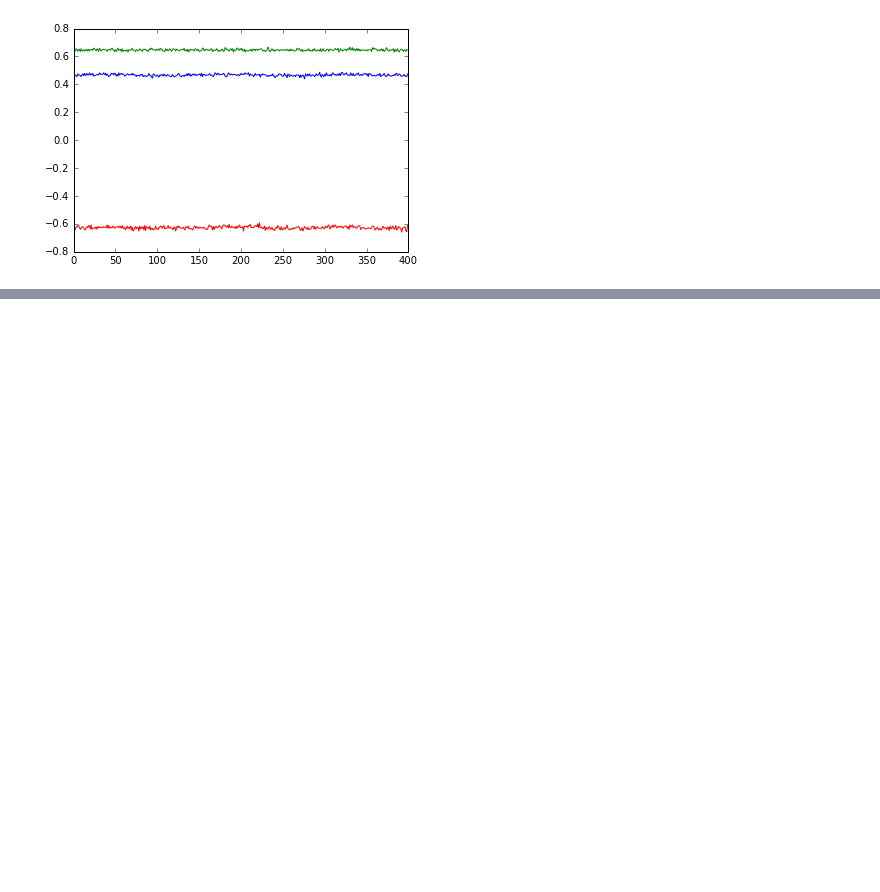
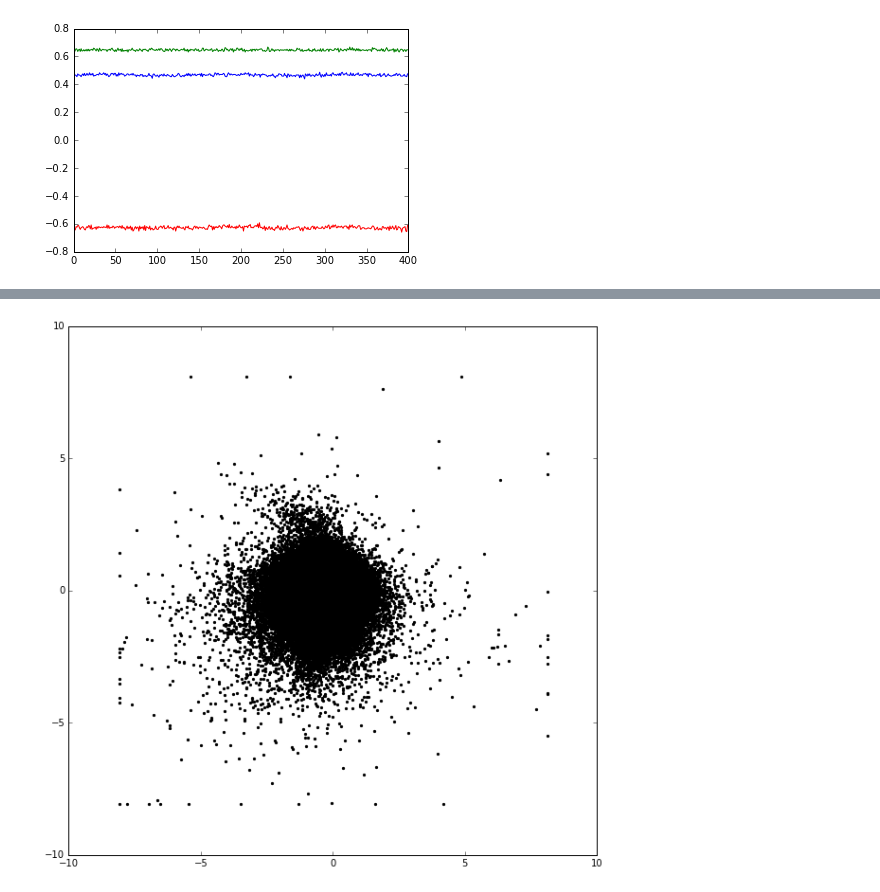
Before and after one commit to wadpac/hsmm4acc, a Jupyter notebook: notebooks/ExploreData.ipynb, the cells around one changed output, grey strips where cells are left out. Saved outputs shown, nothing was run; the diff lists cells and outputs as text; code cells hidden in the pictures; blank space fills up the shorter version.

```diff
--- a/notebooks/ExploreData.ipynb
+++ b/notebooks/ExploreData.ipynb
@@ -88,0 +54,6 @@ DatetimeIndex(['2014-08-01 04:00:00', '2014-08-01 04:00:05',
+# %%
+fig = subplots(figsize=(10, 10))
+nmax = len(day1_40Hz)
+plt.scatter(a_x[:nmax], a_y[:nmax], color='black', s=5);
+# %% [output]
+[figure, added]
```
Also changed, not shown: parts of 16 cells of this notebook, 1 other file.
